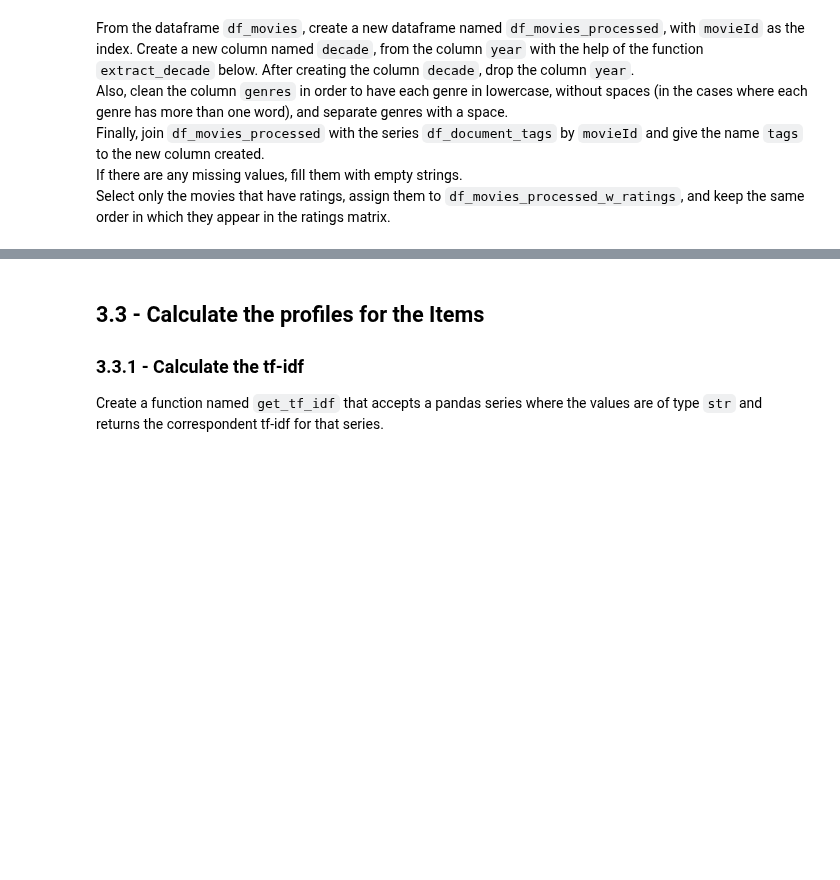
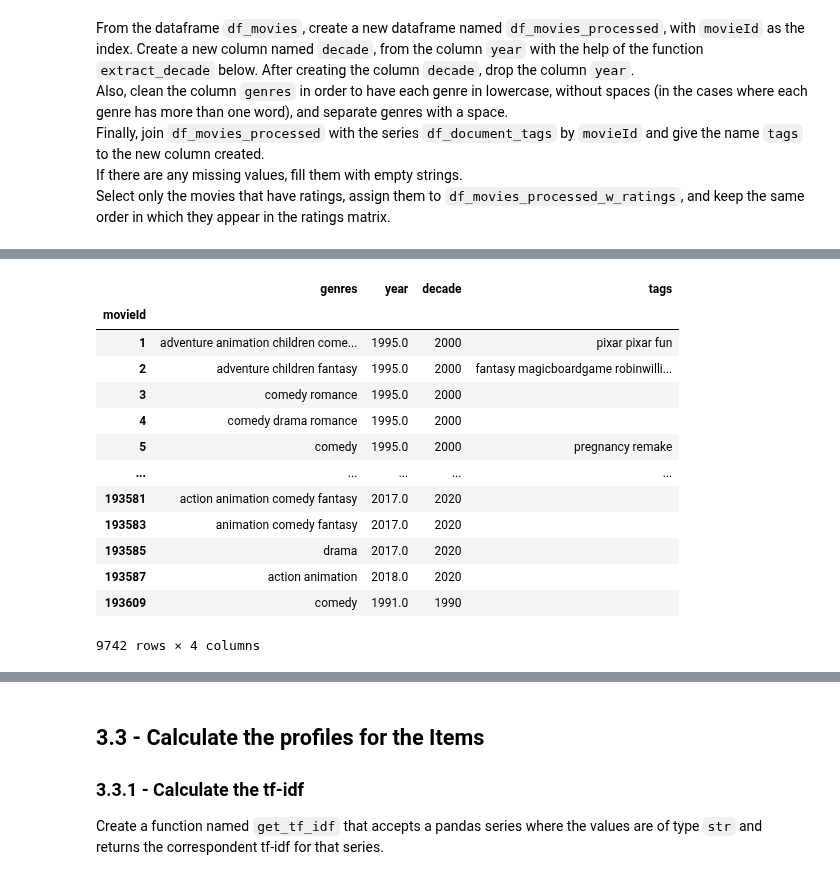
Before and after one commit to 0xjrr/batch6-workspace, a Jupyter notebook: S05 - Recommender Systems/BLU11 - Personalized Recommenders/Exercise notebook.ipynb, the cells around one changed output, grey strips where cells are left out. Drawn from its saved outputs; the diff is of its cells as text; code cells hidden in the pictures; blank space fills up the shorter version.

```diff
--- a/S05 - Recommender Systems/BLU11 - Personalized Recommenders/Exercise notebook.ipynb
+++ b/S05 - Recommender Systems/BLU11 - Personalized Recommenders/Exercise notebook.ipynb
@@ -544,12 +581,29 @@ def extract_decade(value):
         return ""
 # %%
 df_movies_processed = df_movies[["genres", "year"]]
-# df_movies_processed["decade"] = ...
-# df_movies_processed["genres"] = ...
-# df_movies_processed["tags"] = ...
-# df_movies_processed_w_ratings = ...
+df_movies_processed["decade"] = df_movies.year.apply(extract_decade)
+df_movies_processed["genres"] = df_movies.genres.apply(lambda x: " ".join([tag.lower().replace(" ", "") for tag in x.split(sep="|")]))
+df_movies_processed["tags"] = df_document_tags
+df_movies_processed["tags"] = df_movies_processed["tags"].fillna("")
+df_movies_processed_w_ratings = df_movies_processed.loc[df_ratings.groupby('movieId').agg({'rating': sum}).rating.index].drop(columns='year')
 # YOUR CODE HERE
-raise NotImplementedError()
+# raise NotImplementedError()
+df_movies_processed
+# %% [output]
+|  | genres | year | decade | tags |
+| movieId |  |  |  |  |
+| 1 | adventure animation children come... | 1995.0 | 2000 | pixar pixar fun |
+| 2 | adventure children fantasy | 1995.0 | 2000 | fantasy magicboardgame robinwilli... |
+| 3 | comedy romance | 1995.0 | 2000 |  |
+| 4 | comedy drama romance | 1995.0 | 2000 |  |
+| 5 | comedy | 1995.0 | 2000 | pregnancy remake |
+| ... | ... | ... | ... | ... |
+| 193581 | action animation comedy fantasy | 2017.0 | 2020 |  |
+| 193583 | animation comedy fantasy | 2017.0 | 2020 |  |
+| 193585 | drama | 2017.0 | 2020 |  |
+| 193587 | action animation | 2018.0 | 2020 |  |
+| 193609 | comedy | 1991.0 | 1990 |  |
+9742 rows × 4 columns
 # %%
 assert df_movies_processed_w_ratings.shape == (9298, 3)
 assert ('genres' and 'decade' and 'tags') in df_movies_processed_w_ratings.columns
```
Also changed, not shown: parts of 4 cells of this notebook.
